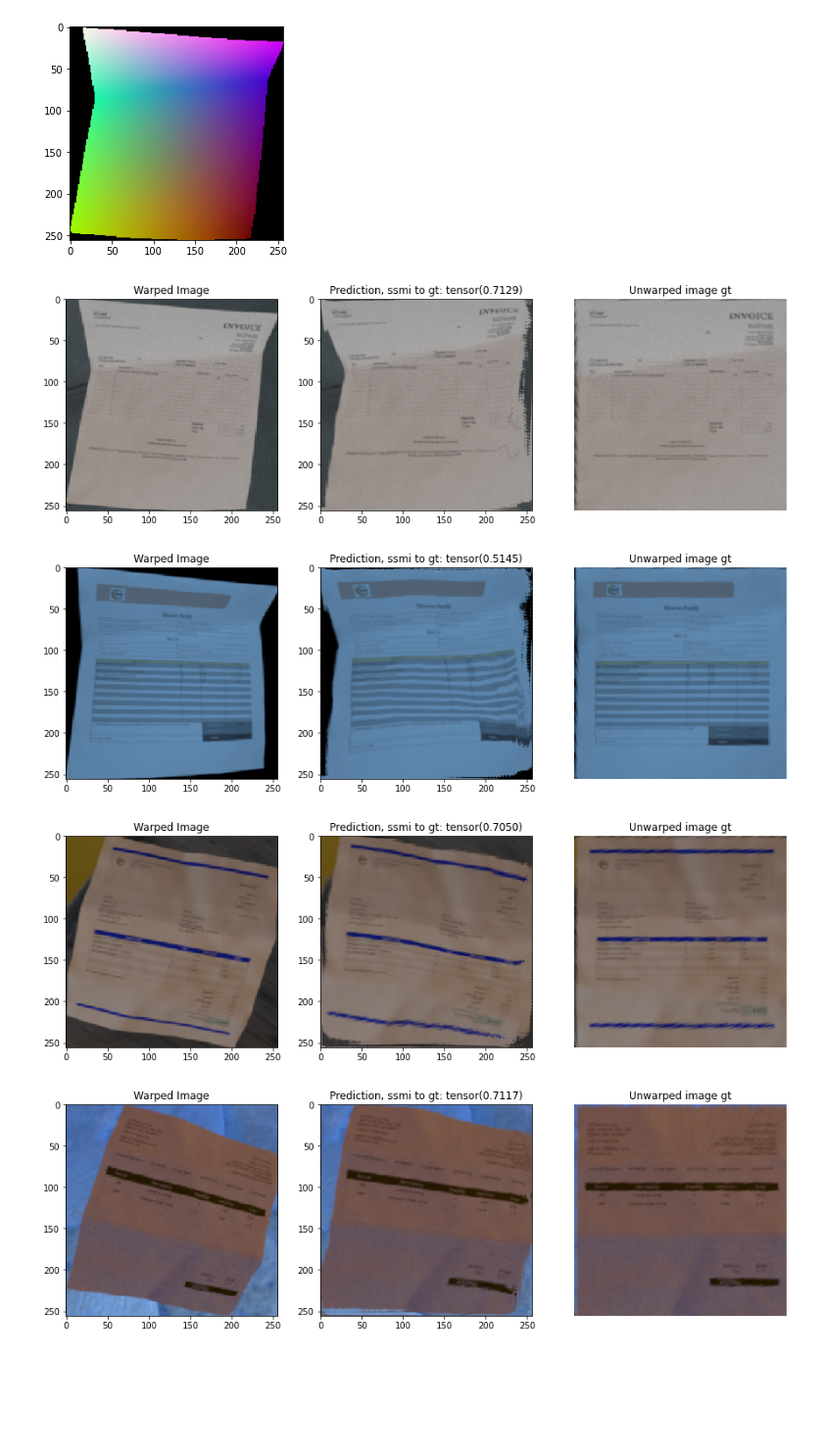
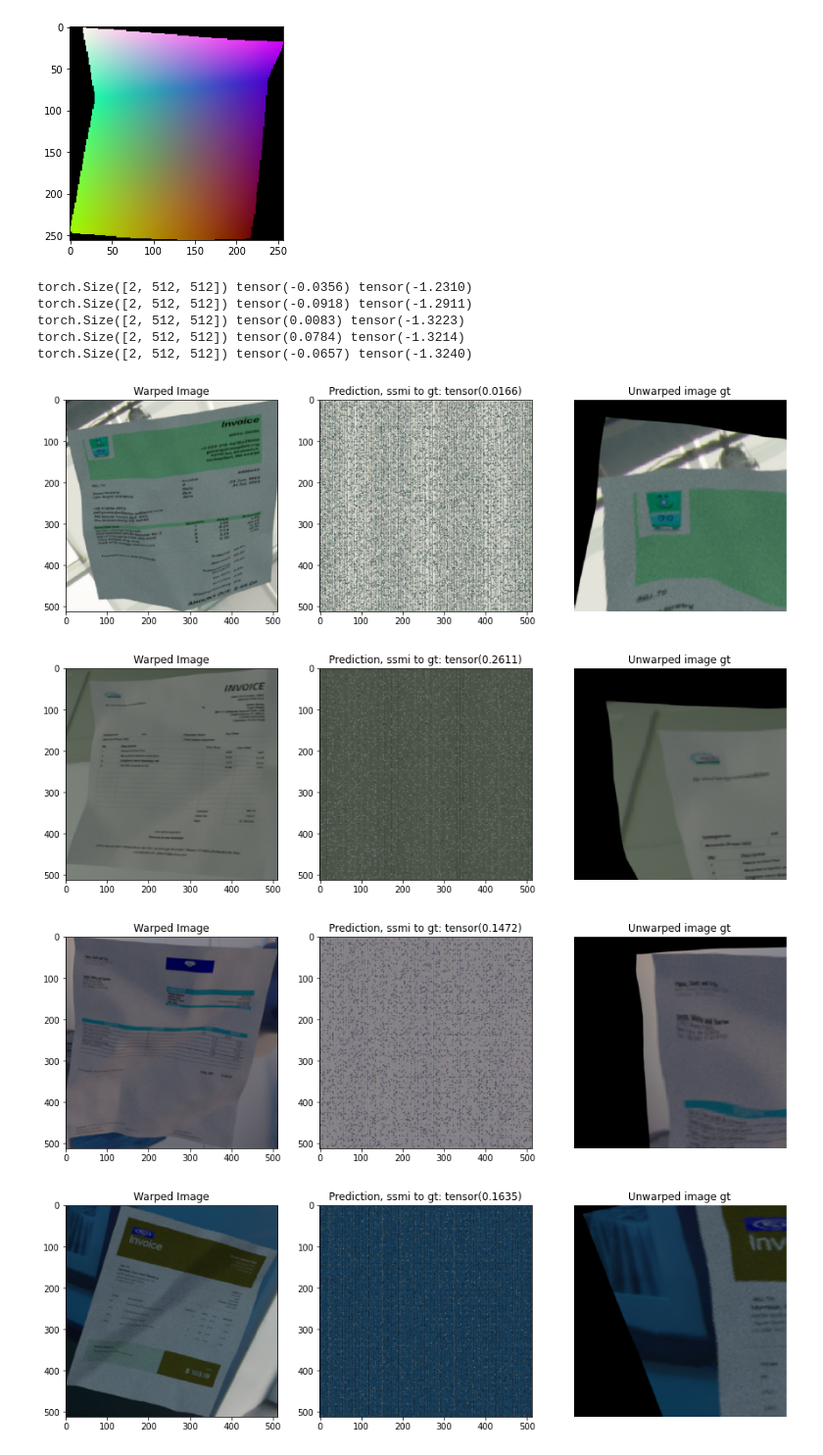
Before and after one commit to Leon-Sander/ImageRectification, a Jupyter notebook: plotting.ipynb, the cells around one changed output. Shown at 98% size. Drawn from its saved outputs; the diff is of its cells as text; code cells hidden in the pictures; blank space fills up the shorter version.

```diff
--- a/plotting.ipynb
+++ b/plotting.ipynb
@@ -8,3 +8,4 @@ import os
 #import seaborn as sns
 #sns.set(color_codes=True)
 data_dir= 'Dataset Preview/Inv3D preview complete V2/data/train/'
+data_dir = '/home/sander/Inv3D_pre/inv3d/data/'
@@ -83,7 +92,7 @@ warped_text_mask torch.Size([2, 1, 256, 256])
 img torch.Size([2, 3, 256, 256])
 # %%
 from icecream import ic
-wc, labels = utils.crop_all(data_dir + '00/')
+wc, labels = utils.crop_all(data_dir + 'train/0000')
 plt.imshow(wc.transpose(0,1).transpose(1,2))
 fig, axs = plt.subplots(2,3, figsize=(15,5))
 counter = -1
@@ -143,17 +153,25 @@ plt.imshow(wc.transpose(0,1).transpose(1,2))
 <matplotlib.image.AxesImage at 0x...>
 [figure]
 # %%
+import utils
+import torch
 from models.backwardmapper import Backwardmapper
 bm_model = Backwardmapper()
-bm_model.load_state_dict(torch.load('models/pretrained/scale_test_3.pkl'))
+#bm_model.load_state_dict(torch.load('models/pretrained/server_test_4.pkl'))
+bm_model.eval()
+data_dir = '/home/sander/Inv3D_pre/inv3d/data/'
+ordner = sorted(os.listdir(data_dir+'train/'))
 
-ordner = sorted(os.listdir(data_dir))
-
-for item in ordner:
+for item in ordner[:5]:
     #utils.compare_ssim_all(data_dir + item, bm_model)
-    utils.plt_bm_gt_cropped(data_dir + item, bm_model)
+    utils.plt_bm_gt_cropped(data_dir + 'train/' + item, bm_model)
 # %% [output]
+torch.Size([2, 512, 512]) tensor(-0.0356) tensor(-1.2310)
+torch.Size([2, 512, 512]) tensor(-0.0918) tensor(-1.2911)
+torch.Size([2, 512, 512]) tensor(0.0083) tensor(-1.3223)
+torch.Size([2, 512, 512]) tensor(0.0784) tensor(-1.3214)
+torch.Size([2, 512, 512]) tensor(-0.0657) tensor(-1.3240)
-[figure, old version]
+[figure, new version]
-[figure, old version]
+[figure, new version]
-[figure, old version]
+[figure, new version]
-[figure, old version]
+[figure, new version]
```
Also changed, not shown: parts of 3 cells of this notebook, 5 other files.
